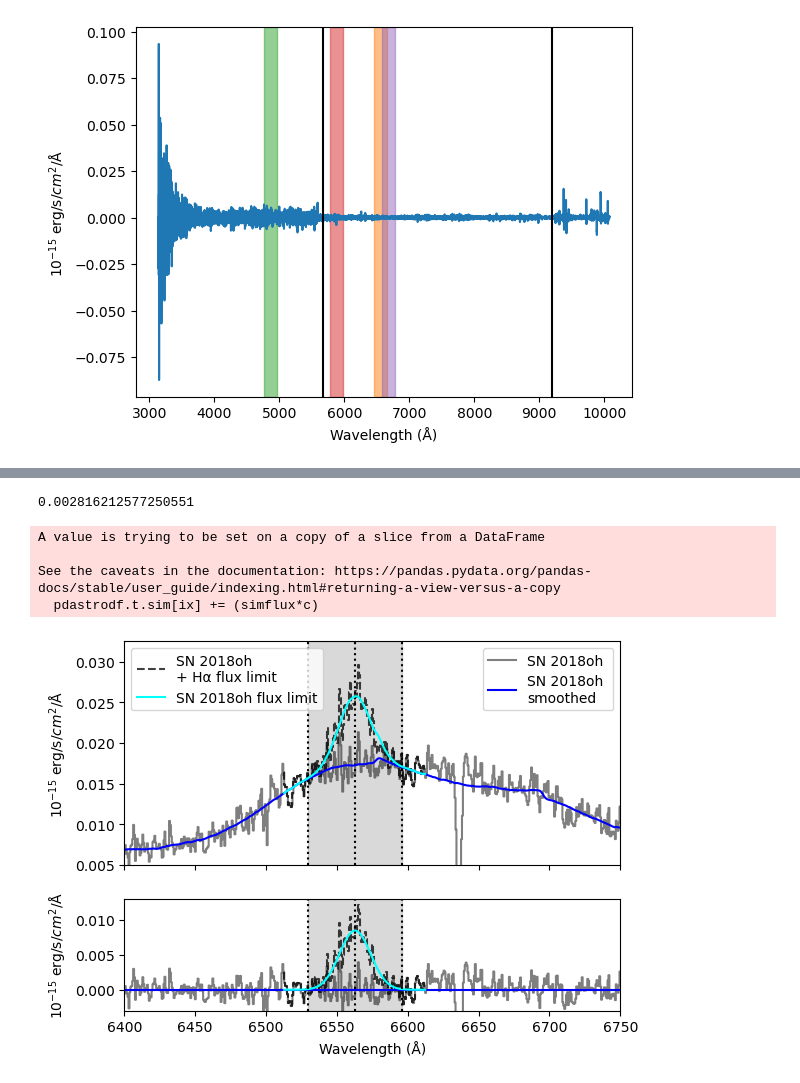
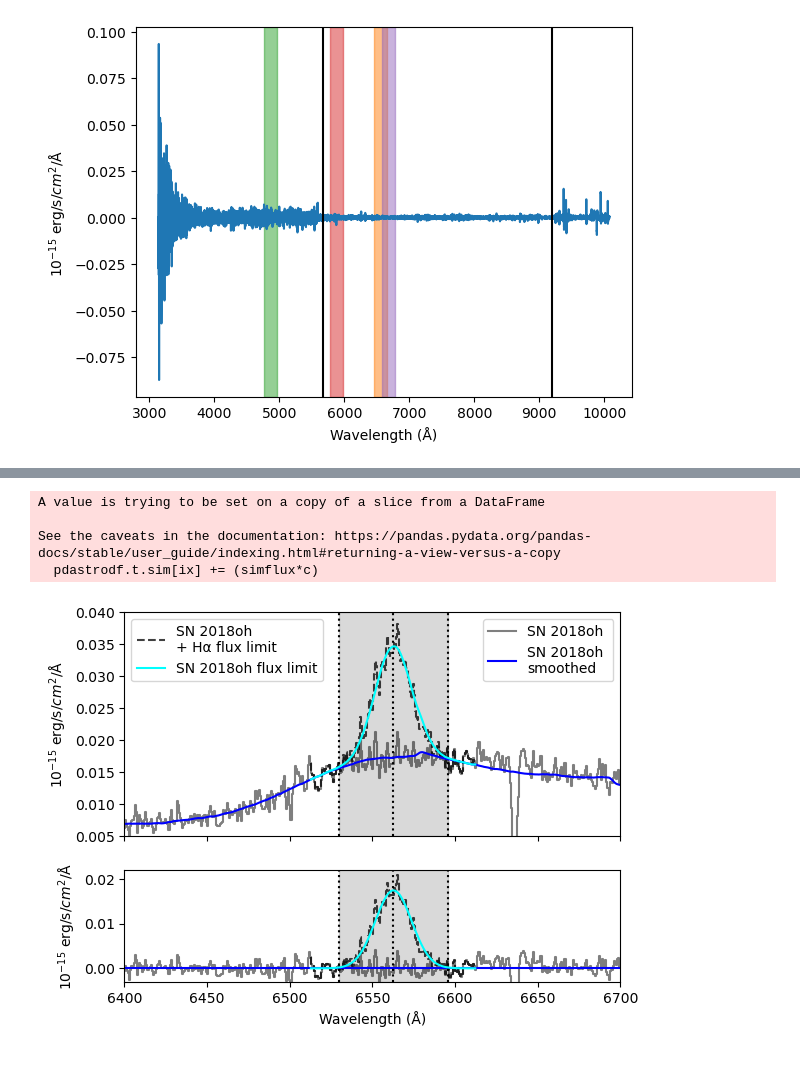
Before and after one commit to skvc22/sn2023bee, a Jupyter notebook: calibrate.ipynb, the cells around one changed output, grey strips where cells are left out. Saved outputs shown, nothing was run; the diff lists cells and outputs as text; code cells hidden in the pictures.

Commit message:
finish documenting; add spectrum comparison plot

```diff
--- a/calibrate.ipynb
+++ b/calibrate.ipynb
@@ -180,0 +175,20 @@ uncert_bee = tstd(spec.t.flux[valid_ixs]*(10**15)-(smoothed_bee[valid_ixs]*(10**
+# %%
+# create list of indices in the "flat" part of the spectrum outside the 200A ranges around emission lines.
+# subtract the smoothed spectrum from the unsmoothed one to get the root square mean of the spectrum.
+# find the standard deviation of the difference of the spectrum and smoothed spectrum at the previously determiend indices
+
+p = spec.ix_inrange('wavelength', begin, hei5875-100)
+q = spec.ix_inrange('wavelength', hei5875+100, halpha-100)
+r = spec.ix_inrange('wavelength', hei6678+100, end)
+s = spec.ix_inrange('wavelength', hbeta-700, hbeta-100)
+t = spec.ix_inrange('wavelength', hbeta+700, hbeta+700)
+valid_ixs_bee = list(np.concatenate([p, q, r]))
+valid_ixs_bee_hb = list(np.concatenate([s,t]))
+
+rms_bee = spec.t.flux-smoothed_bee
+
+uncert_bee = tstd(spec.t.flux[valid_ixs_bee]-smoothed_bee[valid_ixs_bee])
+uncert_bee_hb = tstd(spec.t.flux[valid_ixs_bee_hb]-smoothed_bee[valid_ixs_bee_hb])
+print(rms_bee)
+print(uncert_bee)
+print(uncert_bee_hb)
@@ -277,30 +344,34 @@ def add_gaussian(pdastrodf, c, uncert, smoothed, emission_line, width, ix_range,
 # %%
+# read in the spectrum for SN2018oh, split it into LRIS and DEIMOS spectra, smooth them, determine rms and uncertainty in rms, add gaussian around halpha
 spec_oh = pd.DataFrame()
 deimosspec = pdastroclass()
 lrisspec = pdastroclass()
 
 spec_oh = pd.read_csv('./other_sne/2018oh_2spec.txt', skiprows=np.arange(0,25), names = ['instrument','wavelength', 'flux', 'dflux'], delim_whitespace=True)
 deimosspec.t = spec_oh.loc[spec_oh['instrument'].eq("DEIMOS")].copy()
 lrisspec.t = spec_oh.loc[spec_oh['instrument'].eq("LRIS")].copy().reset_index()
 
+deimosspec.t.flux = deimosspec.t.flux*(10**15)
+lrisspec.t.flux = lrisspec.t.flux*(10**15)
+
 smoothed_oh_deimos = savgol_filter(deimosspec.t.flux, 181, 2)
 smoothed_oh_lris = savgol_filter(lrisspec.t.flux, 181, 2)
 
-p = spec.ix_inrange('wavelength', smoothed_oh_deimos[0], hei5875-100)
-q = spec.ix_inrange('wavelength', hei5875+100, halpha-100)
-r = spec.ix_inrange('wavelength', hei6678+100, smoothed_oh_deimos[len(smoothed_oh_deimos)-1])
-valid_ixs = list(np.concatenate([p, q, r]))
+p = deimosspec.ix_inrange('wavelength', hei5875+100,halpha-100)
+q = deimosspec.ix_inrange('wavelength', hei6678+100, 7100)
+r = deimosspec.ix_inrange('wavelength', hbeta-200, hbeta-100)
+s = deimosspec.ix_inrange('wavelength', hbeta+100, hbeta+800)
+valid_ixs_oh = list(np.concatenate([p, q]))
+valid_ixs_oh_hb = list(np.concatenate([r, s]))
 
-rms = deimosspec.t.flux*(10**15)-(smoothed_oh_deimos*(10**15))
+rms = deimosspec.t.flux-smoothed_oh_deimos
+uncert_oh = tstd(deimosspec.t.flux[valid_ixs_oh]-smoothed_bee[valid_ixs_oh])
+uncert_oh_hb = tstd(deimosspec.t.flux[valid_ixs_oh_hb]-smoothed_bee[valid_ixs_oh_hb])
 
-uncert_oh = tstd(deimosspec.t.flux*(10**15)-(smoothed_oh_deimos*(10**15)))
-print(uncert_oh)
-
-add_gaussian(deimosspec, 10**(-15), uncert_oh, smoothed_oh_deimos, halpha, 11, 50, 'SN 2018oh', 'Hα', [6400,6750], [0.005,.0325], [-.003, .013], gcolor='cyan', split_legend=True)
+add_gaussian(deimosspec, 1, uncert_oh, smoothed_oh_deimos, halpha, 11, 50, 'SN 2018oh', 'Hα', [6400,6700], [0.005,.04], [-.003, .022], gcolor='cyan', split_legend=True)
 # %% [output]
-0.002816212577250551
+A value is trying to be set on a copy of a slice from a DataFrame
+
+See the caveats in the documentation: https://pandas.pydata.org/pandas-docs/stable/user_guide/indexing.html#returning-a-view-versus-a-copy
+  pdastrodf.t.sim[ix] += (simflux*c)
-A value is trying to be set on a copy of a slice from a DataFrame
-
-See the caveats in the documentation: https://pandas.pydata.org/pandas-docs/stable/user_guide/indexing.html#returning-a-view-versus-a-copy
-  pdastrodf.t.sim[ix] += (simflux*c)
-[figure, old version]
+[figure, new version]
```
Also changed, not shown: parts of 19 cells of this notebook.
